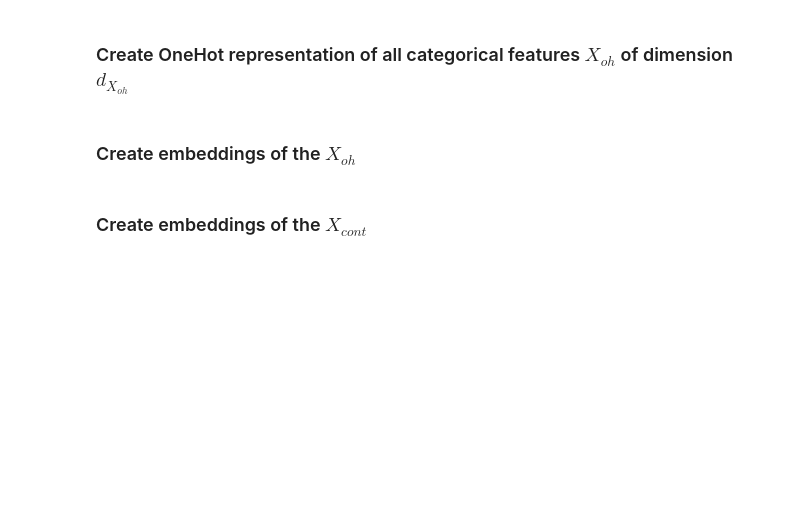
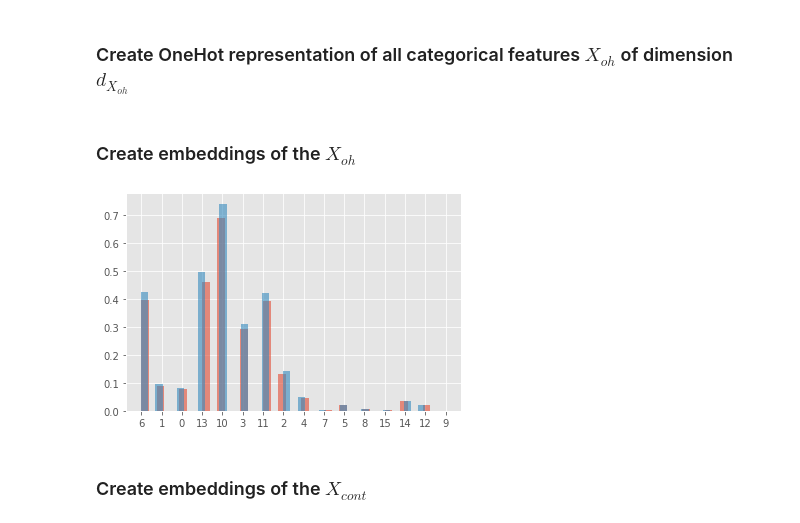
Before and after one commit to kirillzx/TRGAN, a Jupyter notebook: TRGAN_chech.ipynb, the cells around one changed output. Cells and saved outputs as stored; diff of their text form; code cells hidden in the pictures; blank space fills up the shorter version.

```diff
--- a/TRGAN_chech.ipynb
+++ b/TRGAN_chech.ipynb
@@ -194,3 +194,10 @@ X_oh_emb, encoder_onehot, decoder_onehot = trgan_train.create_cat_emb(X_oh,dim_X
+# %%
+plt.hist(undummify(X_oh), bins=40, alpha=0.6, density=True)
+plt.hist(undummify(pd.DataFrame(decoder_onehot(torch.FloatTensor(X_oh_emb).to(DEVICE)).detach().cpu().numpy(), columns=X_oh.columns)), bins=40, alpha=0.6, density=True)
+
+plt.show()
+# %% [output]
+[figure, added]
 # %% [markdown]
 ### Create embeddings of the $X_{cont}$
 # %%
```
Also changed, not shown: parts of 15 cells of this notebook, 6 other files.
